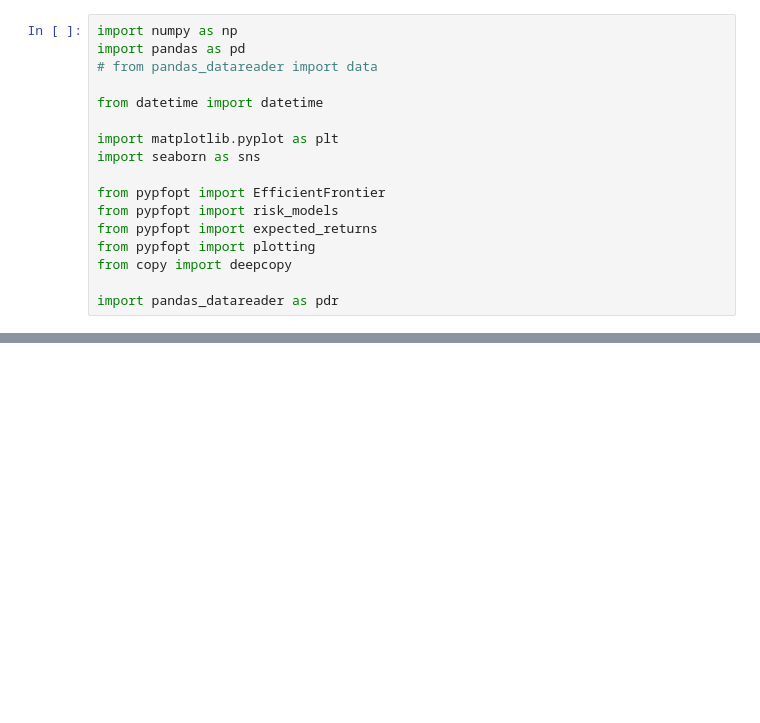
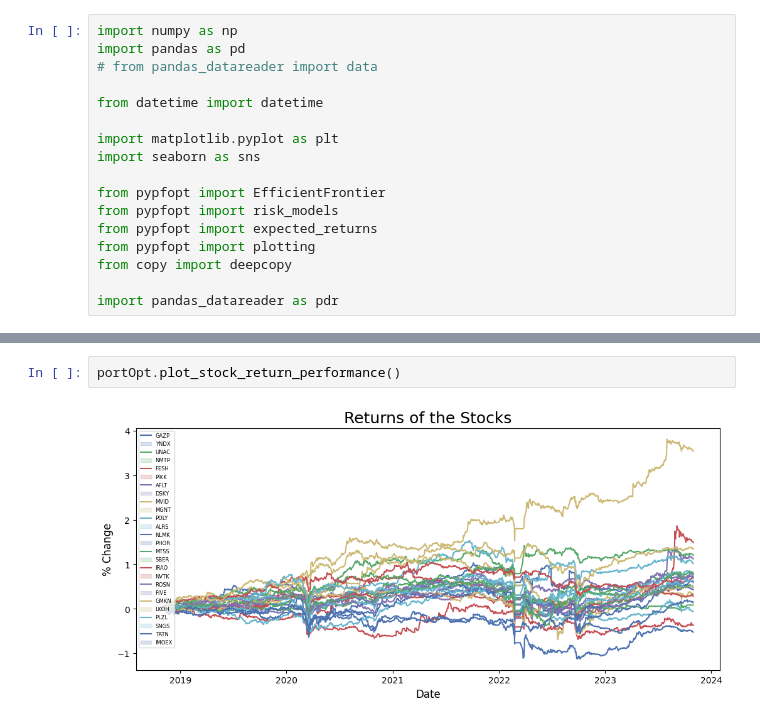
Before and after one commit to justniks/case_finance, a Jupyter notebook: main_upd.ipynb, the cells around one changed output, grey strips where cells are left out. Cells and saved outputs as stored; diff of their text form; blank space fills up the shorter version.

```diff
--- a/main_upd.ipynb
+++ b/main_upd.ipynb
@@ -38,0 +82,4 @@ df_assets = small_df.drop(['GEMC', 'VKCO', 'POSI', 'FLOT', 'TCSG', 'OZON'], axis
+# %%
+portOpt.plot_stock_return_performance()
+# %% [output]
+[figure, added]
```
Also changed, not shown: parts of 25 cells of this notebook.
